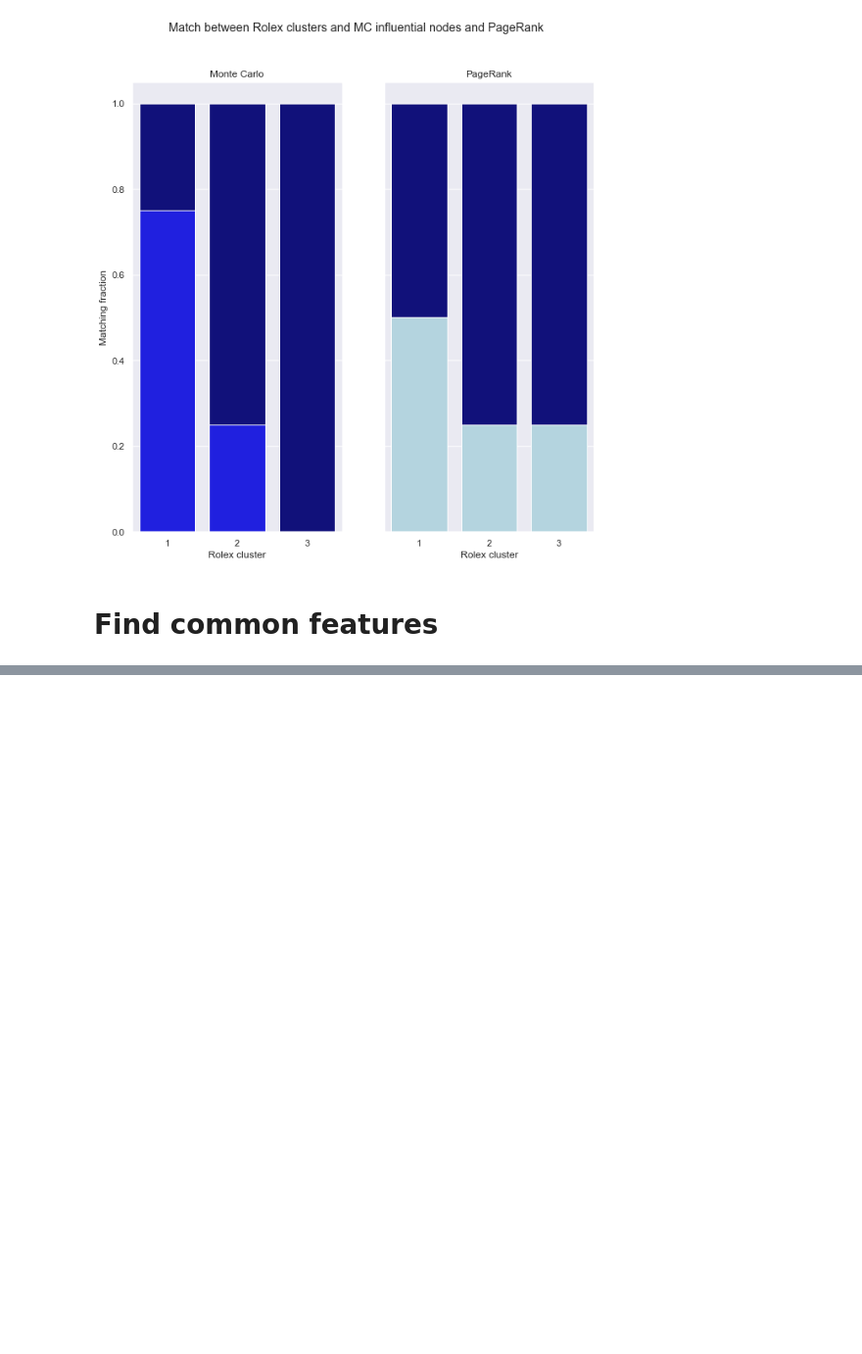
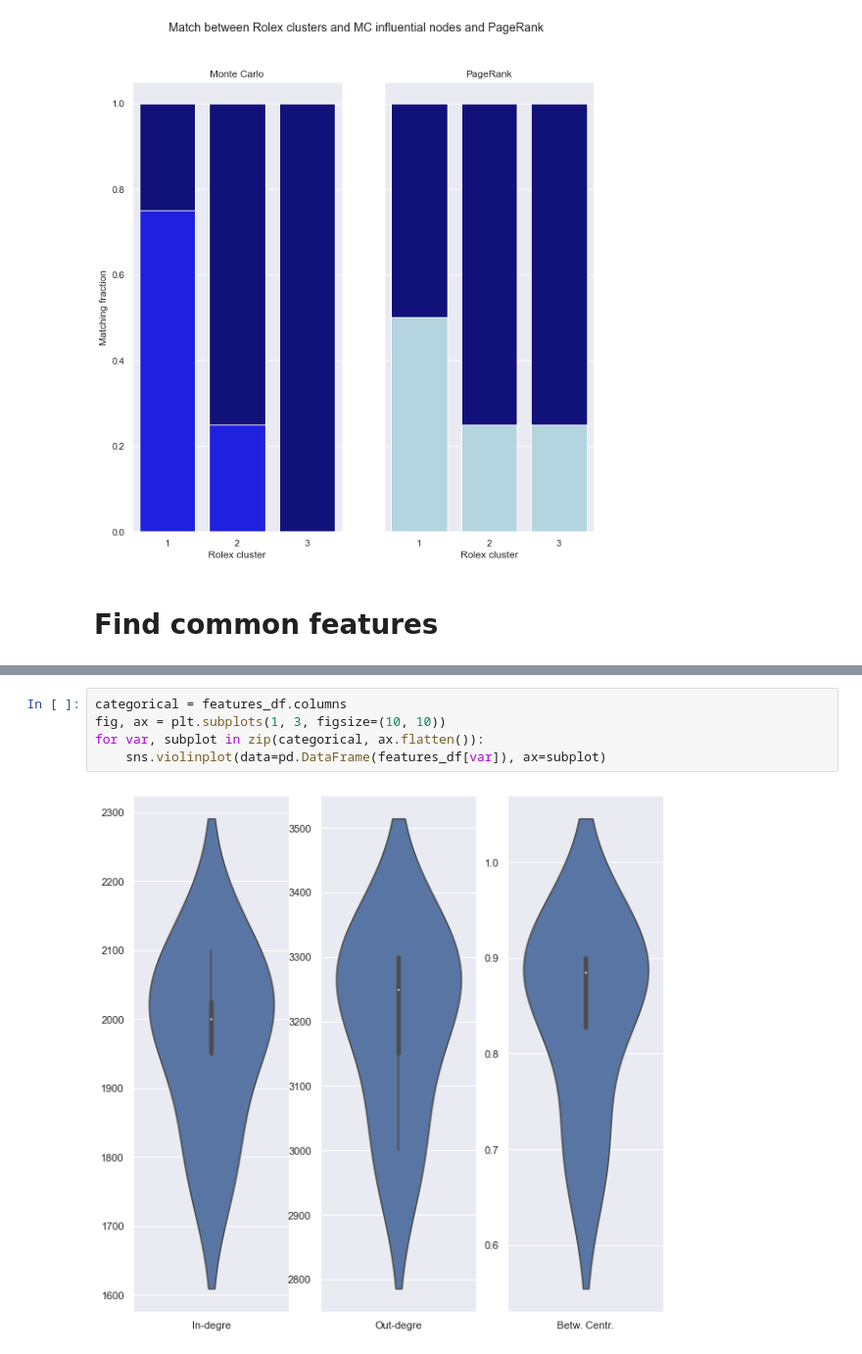
Before and after one commit to alexcosta13/twitter-superspreaders, a Jupyter notebook: 04_results_and_visualization.ipynb, the cells around one changed output, grey strips where cells are left out. Shown at 98% size. Cells and saved outputs as stored; diff of their text form; blank space fills up the shorter version.

```diff
--- a/04_results_and_visualization.ipynb
+++ b/04_results_and_visualization.ipynb
@@ -68,0 +101,7 @@ plt.show()
+# %%
+categorical = features_df.columns
+fig, ax = plt.subplots(1, 3, figsize=(10, 10))
+for var, subplot in zip(categorical, ax.flatten()):
+    sns.violinplot(data=pd.DataFrame(features_df[var]), ax=subplot)
+# %% [output]
+[figure, added]
```
Also changed, not shown: parts of 7 cells of this notebook.
